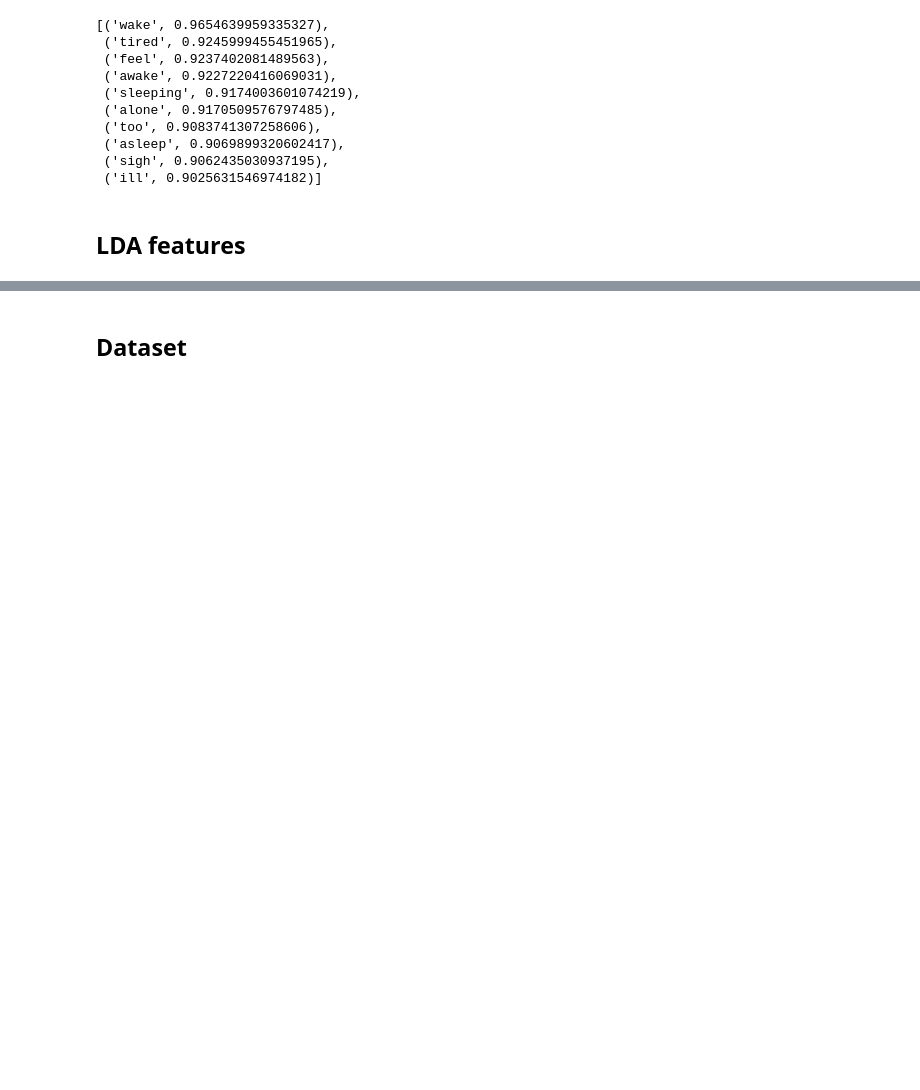
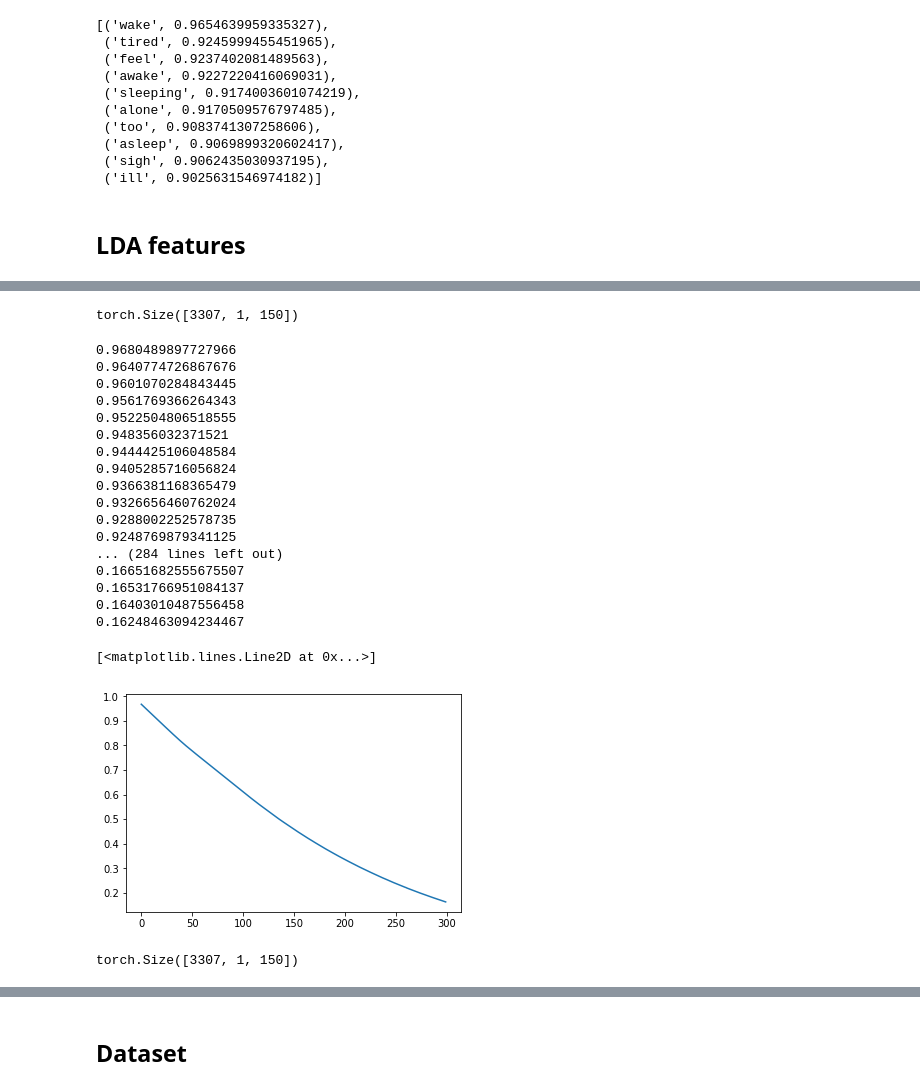
Before and after one commit to pasana/paradec, a Jupyter notebook: debut-en.ipynb, the cells around one changed output, grey strips where cells are left out. Cells and saved outputs as stored; diff of their text form; code cells hidden in the pictures; blank space fills up the shorter version.

```diff
--- a/debut-en.ipynb
+++ b/debut-en.ipynb
@@ -299,0 +285,27 @@ kind of mess
+# %%
+class PositionwiseFeedForward(nn.Module):
+    def __init__(self, size, hidden_size, dropout=0.1):
+        super(PositionwiseFeedForward, self).__init__()
+        self.w_1 = nn.Conv1d(size, hidden_size, 1)
+        self.w_2 = nn.Conv1d(hidden_size, size, 1)
+        self.layer_norm = nn.LayerNorm(size)
+        self.dropout = nn.Dropout(dropout)
+
+    def forward(self, x):
+        residual = x
+        output = x.transpose(1,2)
+        output = self.w_2(F.relu(self.w_1(output)))
+        output = output.transpose(1,2)
+        output = self.dropout(output)
+        output = self.layer_norm(output+residual)
+        return output
+# %%
+ff = PositionwiseFeedForward(150, 32)
+# %%
+optim = torch.optim.Adam(ff.parameters(), lr=0.001)
+# %%
+vX = torch.FloatTensor(np.expand_dims(X_lda, axis=1))
+# %%
+vX.size()
+# %% [output]
+torch.Size([3307, 1, 150])
@@ -299,0 +315,31 @@ kind of mess
+# %%
+losses = []
+for epoch in range(300):
+    optim.zero_grad()
+    haty = ff(vX)
+    loss = F.mse_loss(haty, vX)
+    loss.backward()
+    print(loss.data.item())
+    losses.append(loss.data.item())
+    optim.step()
+plt.plot(losses)
+# %% [output]
+0.9680489897727966
+0.9640774726867676
+0.9601070284843445
+0.9561769366264343
+0.9522504806518555
+0.948356032371521
+0.9444425106048584
+0.9405285716056824
+0.9366381168365479
+0.9326656460762024
+0.9288002252578735
+0.9248769879341125
+... (284 lines left out)
+0.16651682555675507
+0.16531766951084137
+0.16403010487556458
+0.16248463094234467
+[<matplotlib.lines.Line2D at 0x...>]
+[figure, added]
@@ -299,0 +348,4 @@ kind of mess
+# %%
+haty.size()
+# %% [output]
+torch.Size([3307, 1, 150])
```
Also changed, not shown: parts of 54 cells of this notebook, 9 other files.
